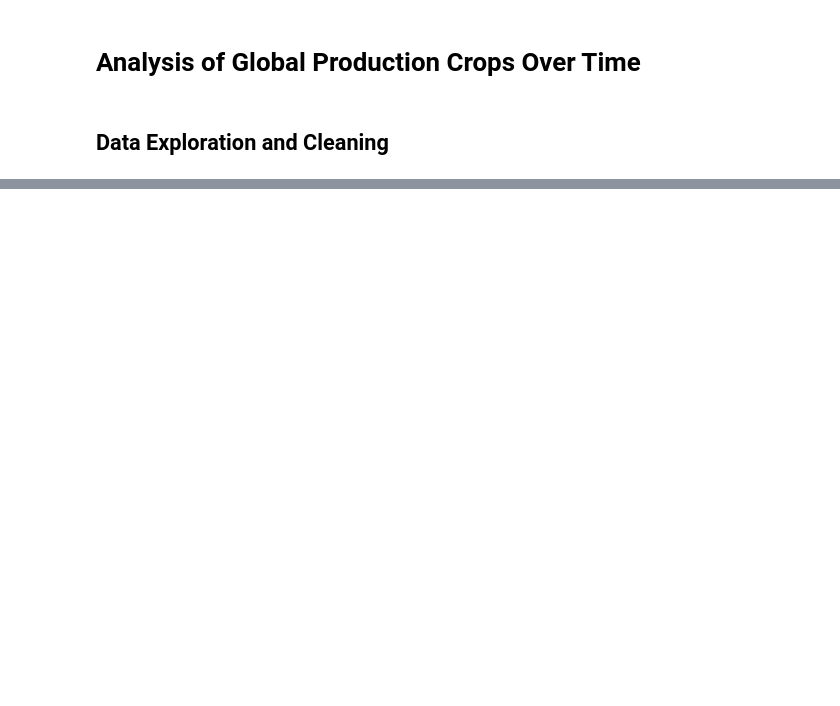
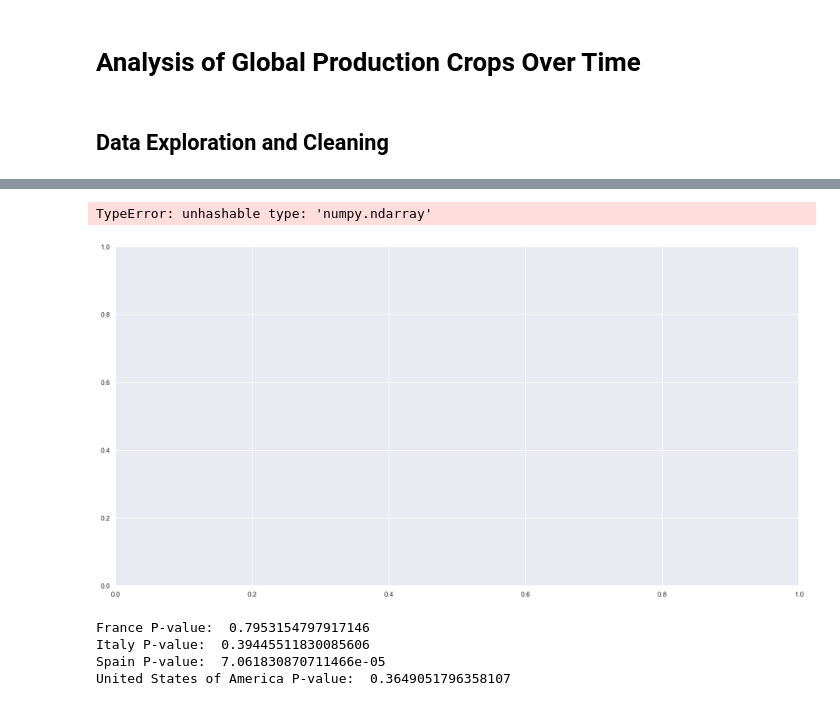
Before and after one commit to JordanKeelan/data607_finalProject, a Jupyter notebook: 607_proj_nb.ipynb, the cells around one changed output, grey strips where cells are left out. Drawn from its saved outputs; the diff is of its cells as text; code cells hidden in the pictures; blank space fills up the shorter version.

```diff
--- a/607_proj_nb.ipynb
+++ b/607_proj_nb.ipynb
@@ -12,6 +12,8 @@ sns.set_theme(style="darkgrid")
 parent = os.path.dirname(os.getcwd())
 
 # load main csv
-df = pd.read_csv("FAOSTAT_USA.csv")
+wine = pd.read_csv("faostat_wine.csv")
+temp = pd.read_csv("FAOSTAT_temp_change.csv")
+#rain = pd.read_csv("")
 # %% [markdown]
 ## Data Exploration and Cleaning
@@ -503,0 +106,10 @@ print(f"The item with the greatest increase in mean value from the 1960s to the
+# %%
+rolling_window = 5
+for country in list(wine['Area'].unique()):
+    f, ax = plt.subplots(nrows=3, ncols=2, figsize=(15, 12))
+
+    sns.lineplot(x=wine["Year Code"], y=df.Rainfall, ax=ax[0, 0], color='indianred')
+    sns.lineplot(x=df.Date, y=df.Rainfall.rolling(rolling_window).mean(), ax=ax[0, 0], color='black', label='rolling mean')
+    sns.lineplot(x=df.Date, y=df.Rainfall.rolling(rolling_window).std(), ax=ax[0, 0], color='blue', label='rolling std')
+    ax[0, 0].set_title('Rainfall: Non-stationary \nnon-constant mean & non-constant variance', fontsize=14)
+    ax[0, 0].set_ylabel(ylabel='Rainfall', fontsize=14)
@@ -503,0 +131,25 @@ print(f"The item with the greatest increase in mean value from the 1960s to the
+# %%
+for country in list(wine['Area'].unique()):
+    df_country = wine.loc[wine['Area'] == country].copy()
+    mean = df_country.rolling(window = 5).mean()
+    std = df_country.rolling(window = 5).std()
+
+    plt.figure(figsize=(20,10))
+    orig = plt.plot(df_country, color='pink',label='Original')
+    mean = plt.plot(mean, color='b', label='Rolling Mean')
+    std = plt.plot(std, color='g', label = 'Rolling Std')
+    plt.title('Rolling Mean & Standard Deviation')
+    plt.legend(loc='best')
+    plt.show()
+# %% [output]
+TypeError: unhashable type: 'numpy.ndarray'
+[figure, added]
+# %%
+for country in list(wine['Area'].unique()):
+    result = adfuller(wine[wine['Area'] == country]['Value'].values)
+    print(f"{country} P-value: ", result[1])
+# %% [output]
+France P-value:  0.7953154797917146
+Italy P-value:  0.39445511830085606
+Spain P-value:  7.061830870711466e-05
+United States of America P-value:  0.3649051796358107
```
Also changed, not shown: parts of 58 cells of this notebook.
